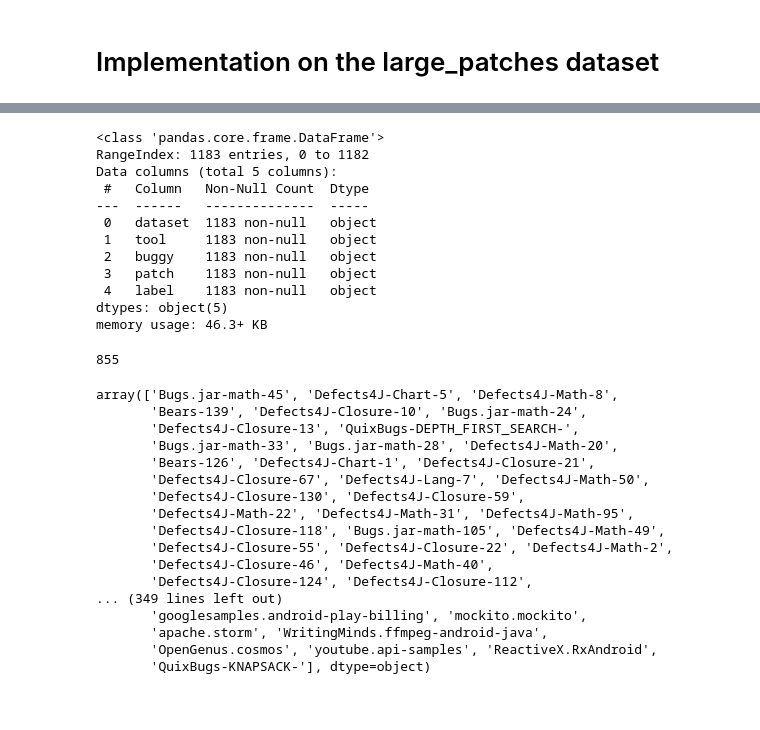
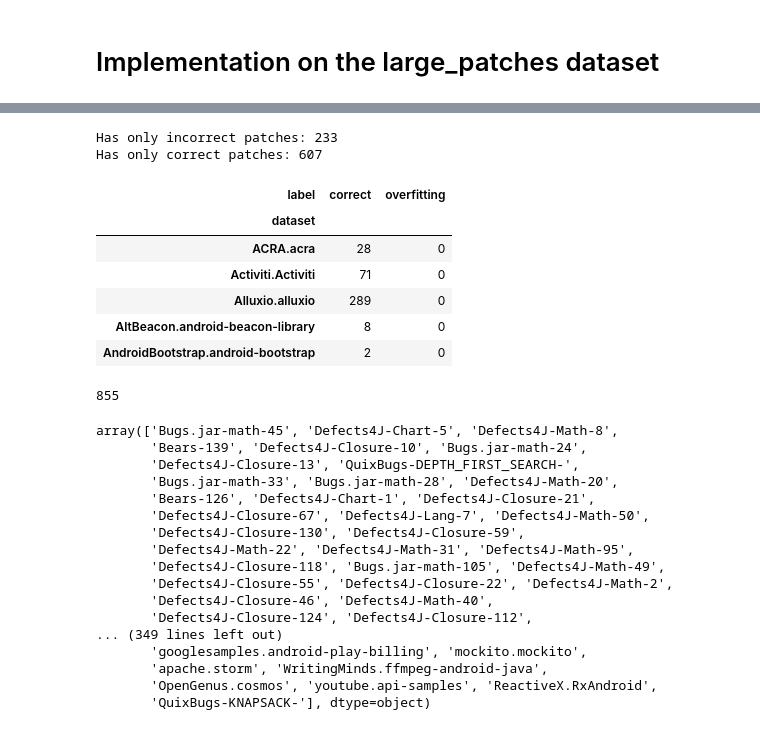
Before and after one commit to JoyKrishan/PACO, a Jupyter notebook: notebooks/data_preprocessing_visual.ipynb, the cells around one changed output, grey strips where cells are left out. Saved outputs shown, nothing was run; the diff lists cells and outputs as text; code cells hidden in the pictures.

```diff
--- a/notebooks/data_preprocessing_visual.ipynb
+++ b/notebooks/data_preprocessing_visual.ipynb
@@ -128,2 +199,3 @@ f"Unique number of bugs in large patches dataset: {len(large_patches_df['dataset
 # %%
-df_contingency = pd.crosstab(large_patches_df["dataset"], large_patches_df["label"])
+large_df_ = pd.crosstab(large_patches_df["dataset"], large_patches_df["label"])
+large_df_.name = "large_patches"
@@ -206,23 +202,21 @@ memory usage: 1.9+ MB
-# %%
-small_patches_df.info()
-# %% [output]
-<class 'pandas.core.frame.DataFrame'>
-RangeIndex: 1183 entries, 0 to 1182
-Data columns (total 5 columns):
- #   Column   Non-Null Count  Dtype
----  ------   --------------  -----
- 0   dataset  1183 non-null   object
- 1   tool     1183 non-null   object
- 2   buggy    1183 non-null   object
- 3   patch    1183 non-null   object
- 4   label    1183 non-null   object
-dtypes: object(5)
-memory usage: 46.3+ KB
-# %%
-
-len(large_patches_df["dataset"].unique())
-# %% [output]
-855
+# %%
+print(f"Has only incorrect patches: {len(large_df_.loc[large_df_['correct'] == 0])} ")
+print(f"Has only correct patches: {len(large_df_.loc[large_df_['overfitting'] == 0])} ")
+large_df_.head()
+# %% [output]
+Has only incorrect patches: 233
+Has only correct patches: 607
+| label | correct | overfitting |
+| dataset |  |  |
+| ACRA.acra | 28 | 0 |
+| Activiti.Activiti | 71 | 0 |
+| Alluxio.alluxio | 289 | 0 |
+| AltBeacon.android-beacon-library | 8 | 0 |
+| AndroidBootstrap.android-bootstrap | 2 | 0 |
+# %%
+len(large_df_)
+# %% [output]
+855
 # %%
 large_patches_df["dataset"].unique()
 # %% [output]
```
Also changed, not shown: parts of 30 cells of this notebook.
